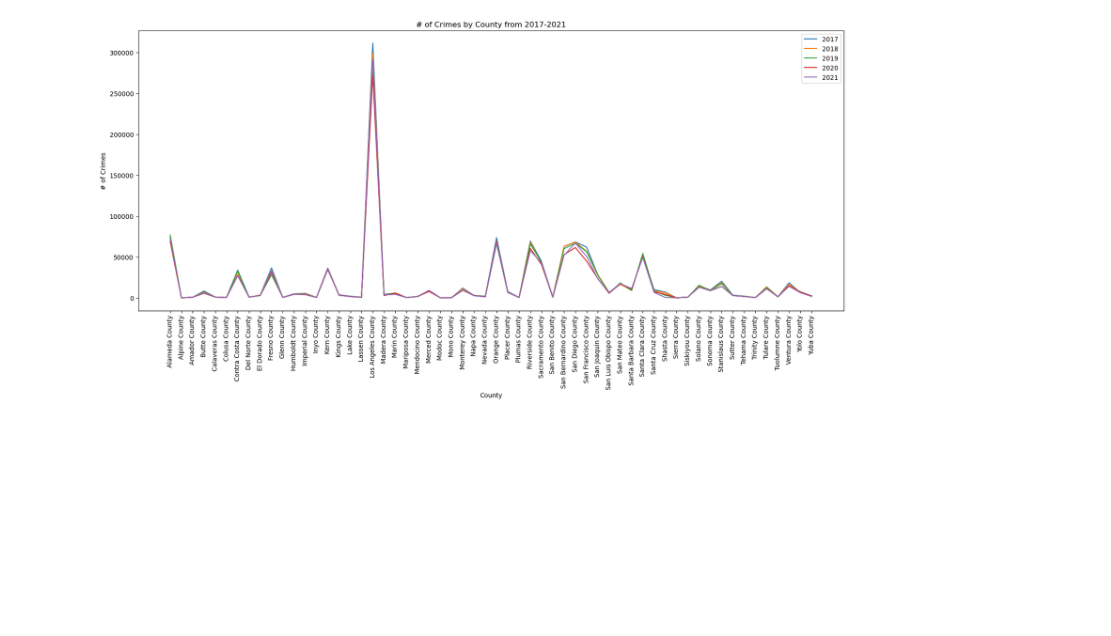
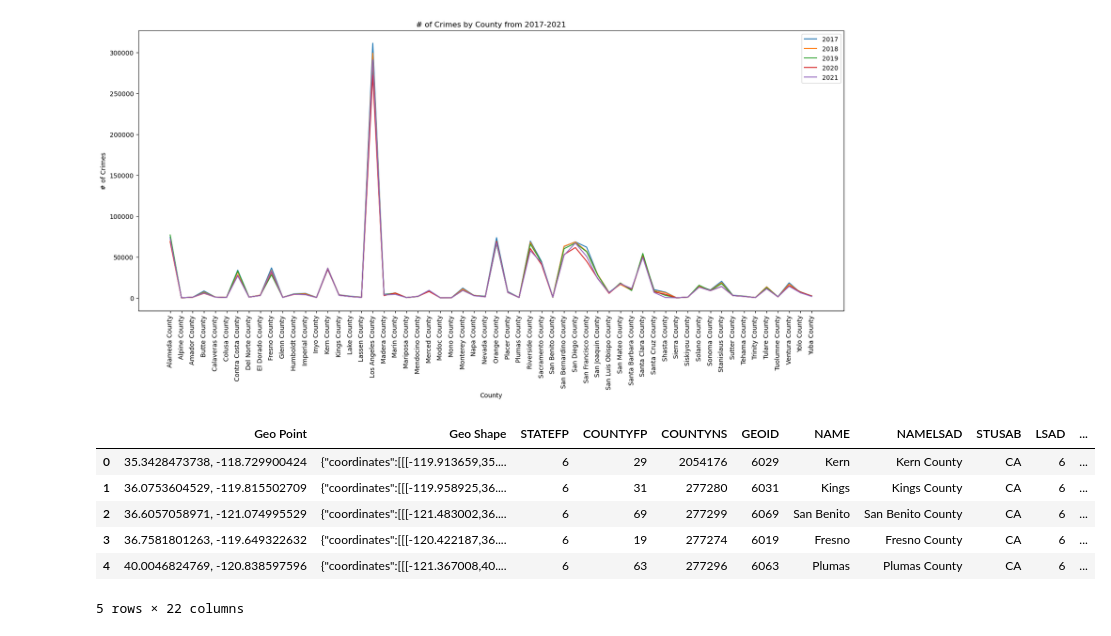
Before and after one commit to jowsik/Project1, a Jupyter notebook: cleaned_merged_df.ipynb, the cells around one changed output. Drawn from its saved outputs; the diff is of its cells as text; code cells hidden in the pictures; blank space fills up the shorter version.

```diff
--- a/cleaned_merged_df.ipynb
+++ b/cleaned_merged_df.ipynb
@@ -68,2 +96,13 @@ plt.savefig("# of Crimes by County from 2017-2021.png")
 # %% [output]
 [figure]
+# %%
+cali_boundaries_df =pd.read_csv("us-county-boundaries - California.csv")
+cali_boundaries_df.head()
+# %% [output]
+|  | Geo Point | Geo Shape | STATEFP | COUNTYFP | COUNTYNS | GEOID | NAME | NAMELSAD | STUSAB | LSAD | ... |
+| 0 | 35.3428473738, -118.729900424 | {"coordinates":[[[-119.913659,35.... | 6 | 29 | 2054176 | 6029 | Kern | Kern County | CA | 6 | ... |
+| 1 | 36.0753604529, -119.815502709 | {"coordinates":[[[-119.958925,36.... | 6 | 31 | 277280 | 6031 | Kings | Kings County | CA | 6 | ... |
+| 2 | 36.6057058971, -121.074995529 | {"coordinates":[[[-121.483002,36.... | 6 | 69 | 277299 | 6069 | San Benito | San Benito County | CA | 6 | ... |
+| 3 | 36.7581801263, -119.649322632 | {"coordinates":[[[-120.422187,36.... | 6 | 19 | 277274 | 6019 | Fresno | Fresno County | CA | 6 | ... |
+| 4 | 40.0046824769, -120.838597596 | {"coordinates":[[[-121.367008,40.... | 6 | 63 | 277296 | 6063 | Plumas | Plumas County | CA | 6 | ... |
+5 rows × 22 columns
```
Also changed, not shown: parts of 6 cells of this notebook, 5 other files.
